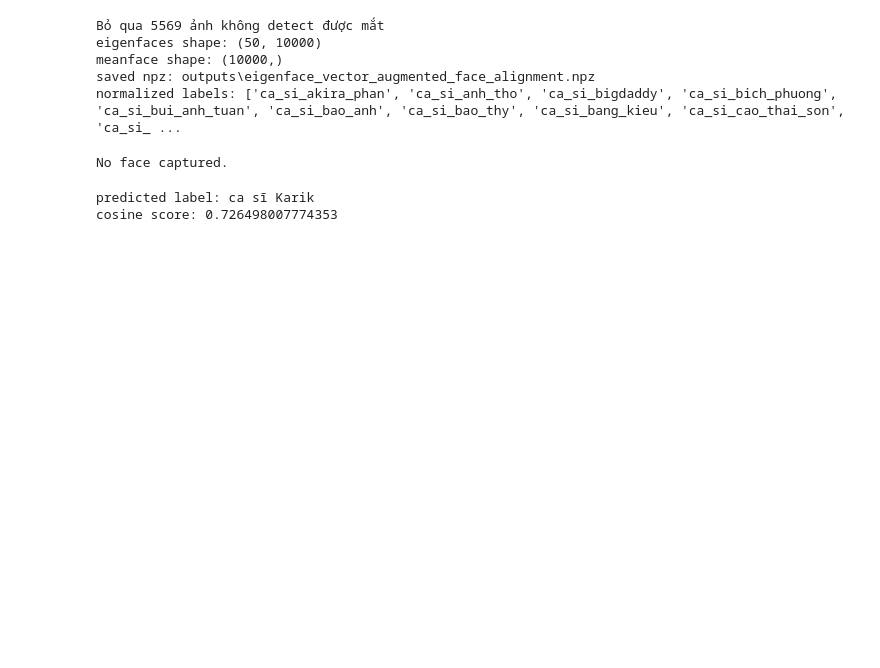
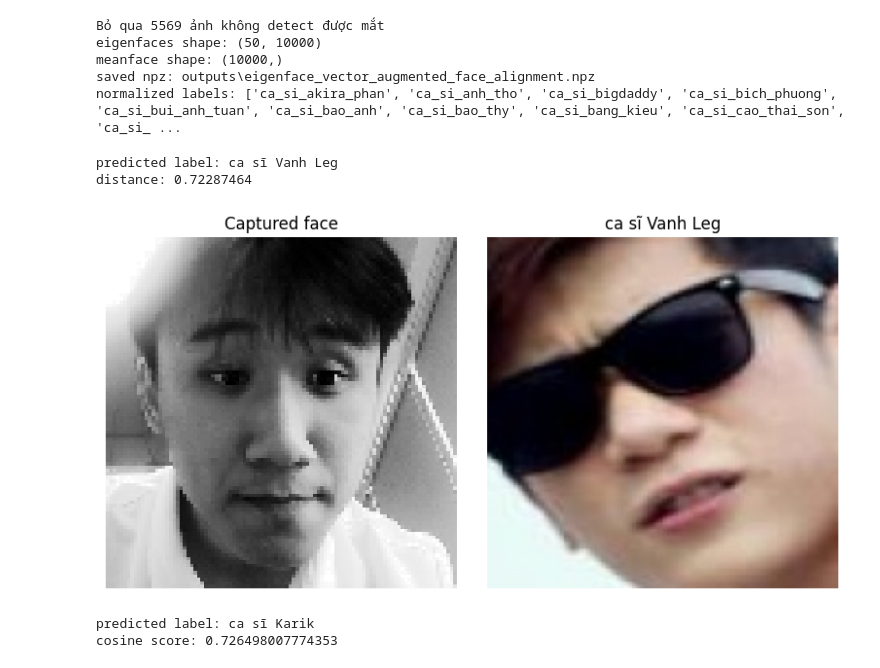
Before and after one commit to Chill-Chill-Cung-10/CPV301M_Assignment, a Jupyter notebook: build_vector.ipynb, the cells around one changed output. Saved outputs shown, nothing was run; the diff lists cells and outputs as text; code cells hidden in the pictures; blank space fills up the shorter version.

```diff
--- a/build_vector.ipynb
+++ b/build_vector.ipynb
@@ -469,52 +469,56 @@ def find_reference_image(label, dataset_root):
     for folder in Path(dataset_root).iterdir():
         if not folder.is_dir():
             continue
         for image_dir in folder.iterdir():
             if not image_dir.is_dir() or image_dir.name != label:
                 continue
             for image_file in image_dir.iterdir():
                 if image_file.suffix.lower() in [".jpg", ".jpeg", ".png"]:
                     return image_file
     return None
 
 def read_image_for_plot(image_path):
     raw = np.fromfile(str(image_path), dtype=np.uint8)
     image = cv.imdecode(raw, cv.IMREAD_COLOR)
     if image is None:
         return None
     return cv.cvtColor(image, cv.COLOR_BGR2RGB)
 
 loaded_db = load_db_npz(Path("outputs") / "eigenface_vector_augmented.npz")
 test_vector, captured_face = capture_face_vector()
 
 if test_vector is not None:
     predicted_label, distance = identify_face_cosine(test_vector, loaded_db)
     print("predicted label:", predicted_label)
     print("distance:", distance)
+    if (distance > 0.65):
+        reference_image_path = find_reference_image(predicted_label, dataset_path)
+        if reference_image_path is None:
+            print("Cannot find reference image for:", predicted_label)
+        else:
+            reference_image = read_image_for_plot(reference_image_path)
 
-    reference_image_path = find_reference_image(predicted_label, dataset_path)
-    if reference_image_path is None:
-        print("Cannot find reference image for:", predicted_label)
+            plt.figure(figsize=(8, 4))
+            plt.subplot(1, 2, 1)
+            plt.imshow(captured_face, cmap="gray")
+            plt.title("Captured face")
+            plt.axis("off")
+
+            plt.subplot(1, 2, 2)
+            plt.imshow(reference_image)
+            plt.title(predicted_label)
+            plt.axis("off")
+
+            plt.tight_layout()
+            plt.show()
     else:
-        reference_image = read_image_for_plot(reference_image_path)
-
-        plt.figure(figsize=(8, 4))
-        plt.subplot(1, 2, 1)
-        plt.imshow(captured_face, cmap="gray")
-        plt.title("Captured face")
-        plt.axis("off")
-
-        plt.subplot(1, 2, 2)
-        plt.imshow(reference_image)
-        plt.title(predicted_label)
-        plt.axis("off")
-
-        plt.tight_layout()
-        plt.show()
+        print("NOT TRUSTABLE")
 else:
     print("No face captured.")
 # %% [output]
-No face captured.
+predicted label: ca sĩ Vanh Leg
+distance: 0.72287464
+[figure, added]
 # %%
 # ─── HOG Feature Extraction ──────────────────────────────────
 def extract_hog(img_or_vec):
```
Also changed, not shown: parts of 3 cells of this notebook.
